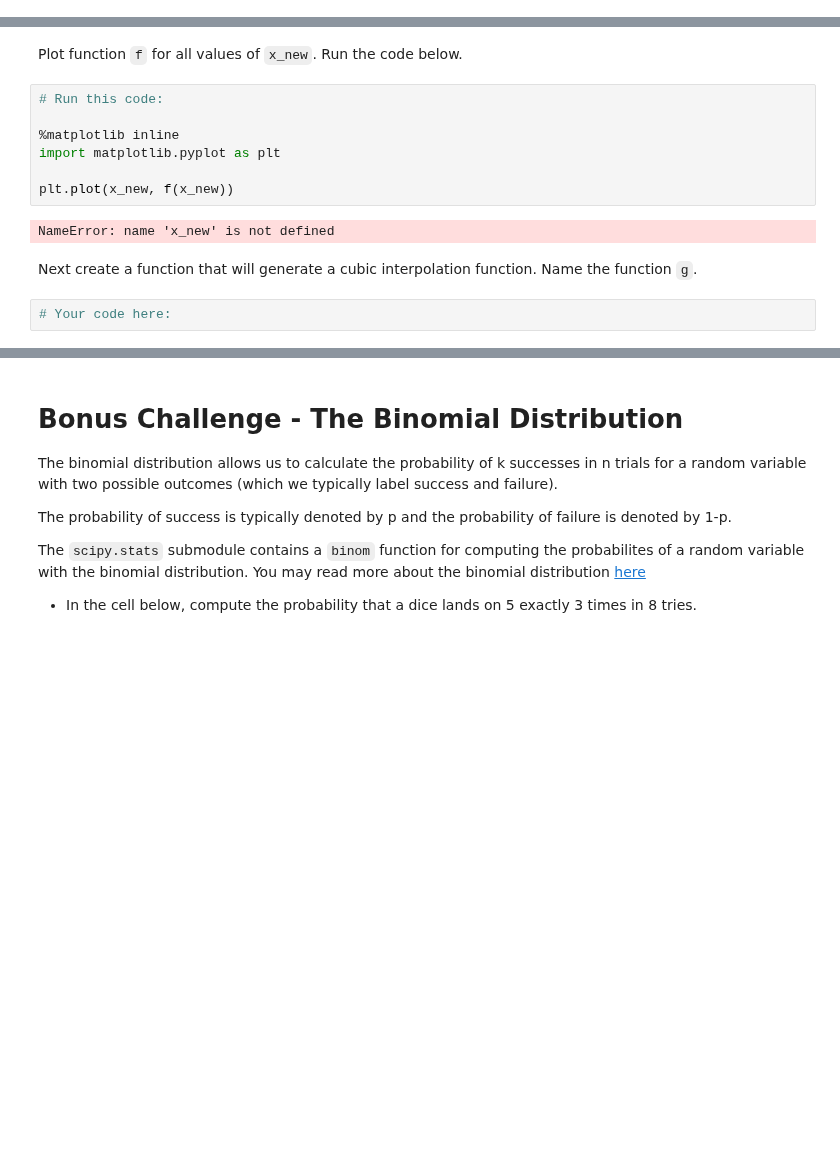
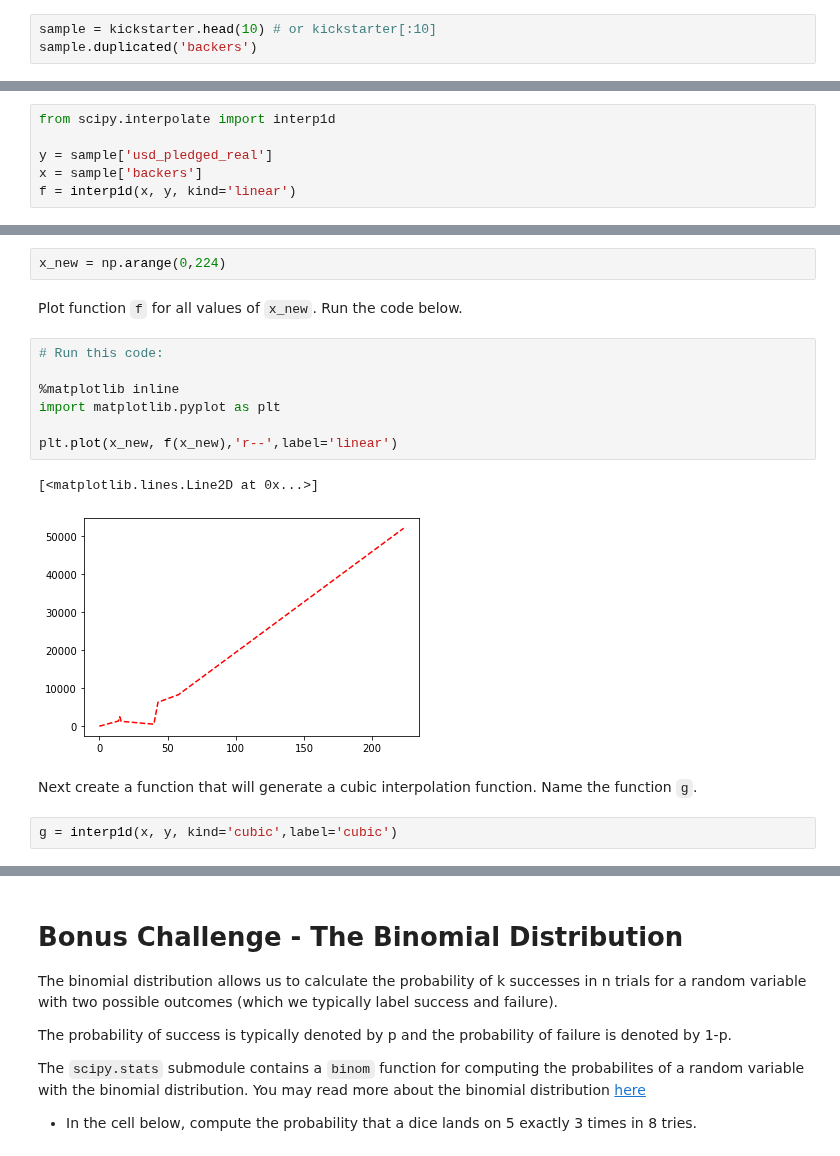
Before and after one commit to ta-data-lis/lab-intro-to-scipy, a Jupyter notebook: your-code/main.ipynb, the cells around one changed output, grey strips where cells are left out. Cells and saved outputs as stored; diff of their text form; blank space fills up the shorter version.

```diff
--- a/your-code/main.ipynb
+++ b/your-code/main.ipynb
@@ -106,0 +105,3 @@ In the cell below, import the `interp1d` function from `scipy.interpolate` and f
+# %%
+sample = kickstarter.head(10) # or kickstarter[:10]
+sample.duplicated('backers')
@@ -111,3 +122,9 @@ Next, create a linear interpolation of `usd_pledged_real` as a function of the `
+# %%
+from scipy.interpolate import interp1d
+
+y = sample['usd_pledged_real']
+x = sample['backers']
+f = interp1d(x, y, kind='linear')
 # %% [markdown]
 Now create a new variable called `x_new`. This variable will contain all integers between the minimum number of backers in our sample and the maximum number of backers. The goal here is to take the dataset that contains few obeservations due to sampling and fill all observations with a value using the interpolation function.
 
@@ -117,16 +132,19 @@ Hint: one option is the `np.arange` function.
+# %%
+x_new = np.arange(0,224)
 # %% [markdown]
 Plot function `f` for all values of `x_new`. Run the code below.
 # %%
 # Run this code:
 
 %matplotlib inline
 import matplotlib.pyplot as plt
 
-plt.plot(x_new, f(x_new))
+plt.plot(x_new, f(x_new),'r--',label='linear')
 # %% [output]
-NameError: name 'x_new' is not defined
+[<matplotlib.lines.Line2D at 0x...>]
+[figure, added]
 # %% [markdown]
 Next create a function that will generate a cubic interpolation function. Name the function `g`.
-# %%
-# Your code here:
+# %%
+g = interp1d(x, y, kind='cubic',label='cubic')
 # %%
```
Also changed, not shown: parts of 13 cells of this notebook.
